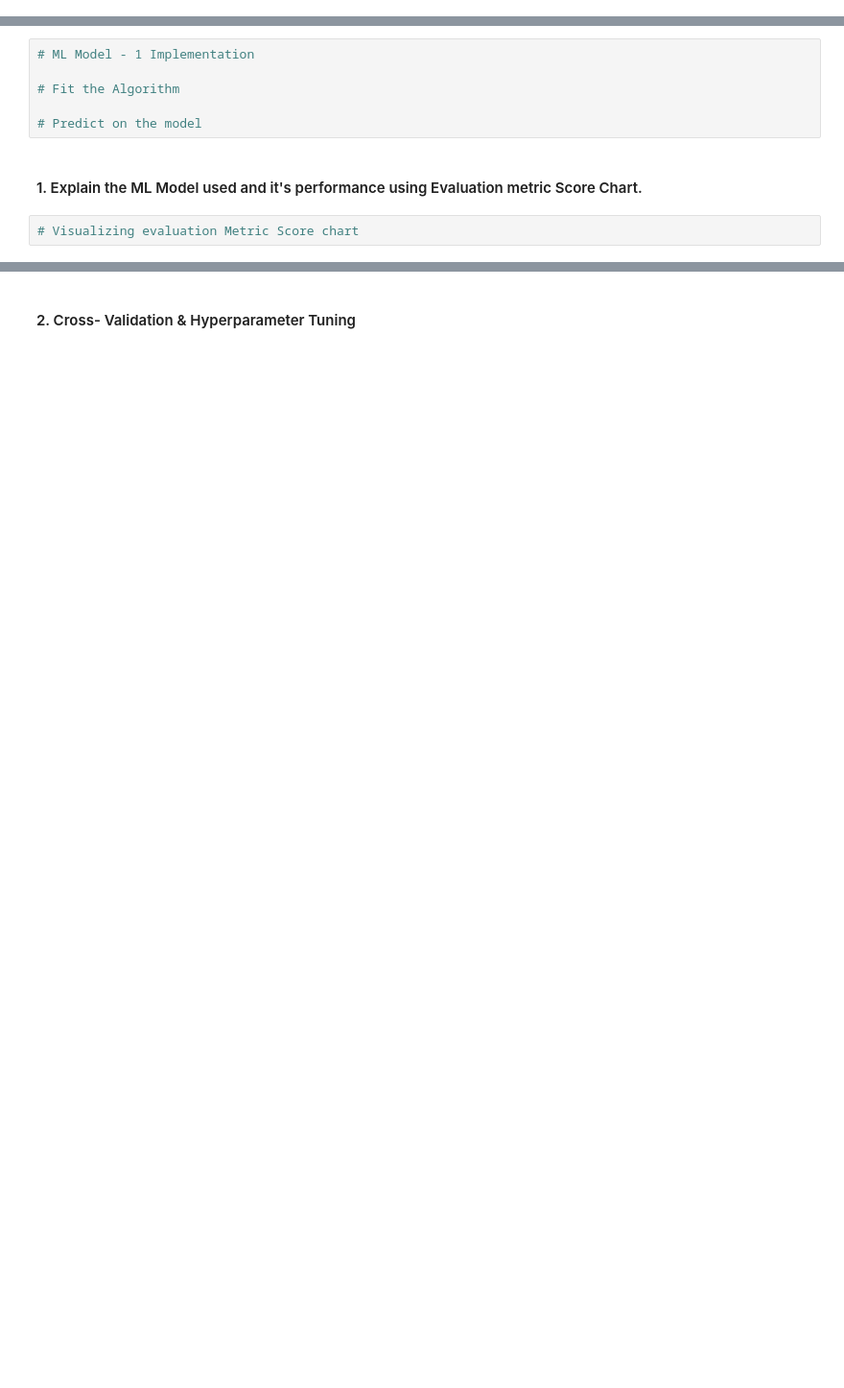
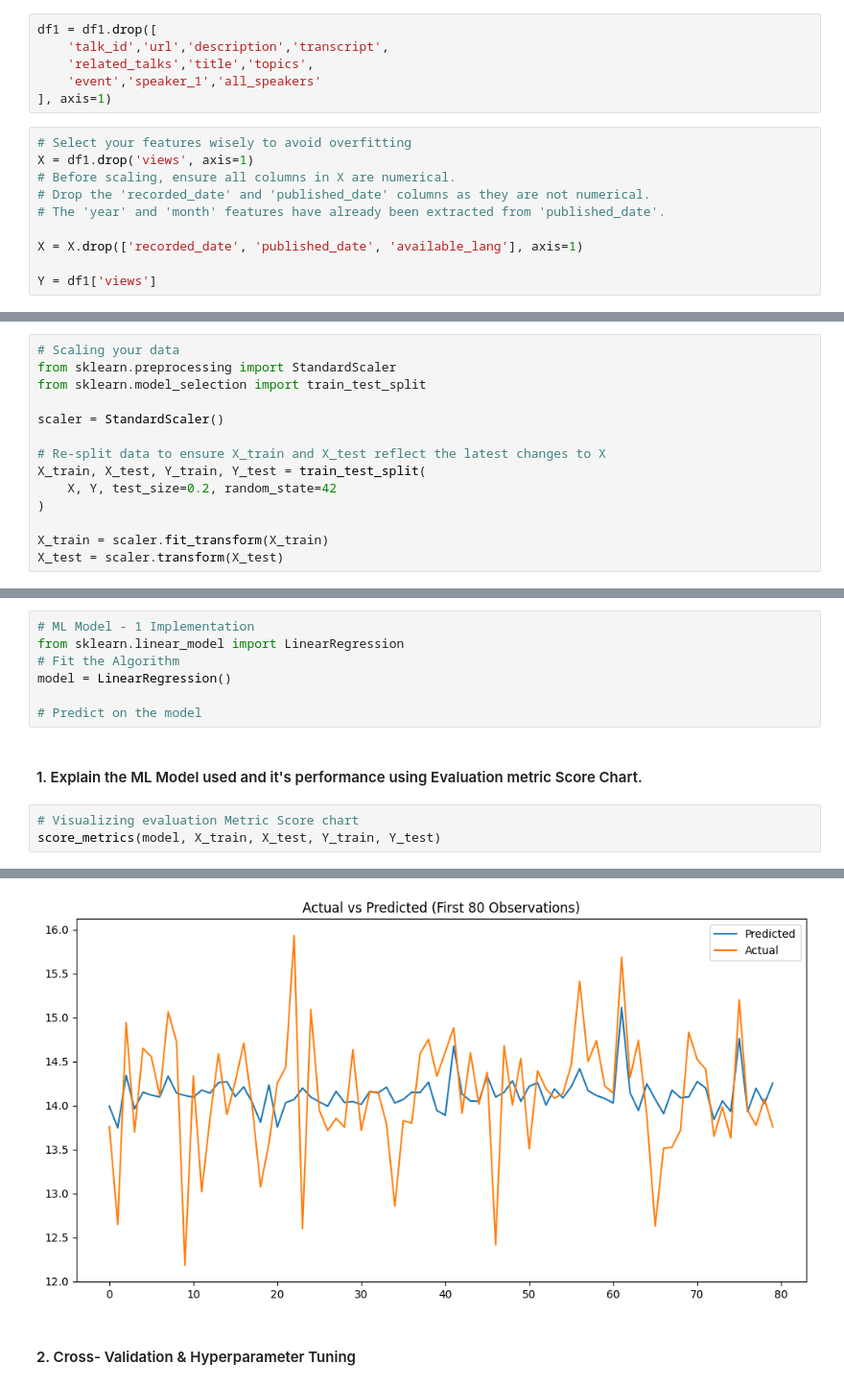
Before and after one commit to Saluja50/ted-talk-views-prediction-model, a Jupyter notebook: ted_talk_views_prediction_model.ipynb, the cells around one changed output, grey strips where cells are left out. Shown at 96% size. Cells and saved outputs as stored; diff of their text form; blank space fills up the shorter version.

```diff
--- a/ted_talk_views_prediction_model.ipynb
+++ b/ted_talk_views_prediction_model.ipynb
@@ -979,0 +990,16 @@ Answer Here.
+# %%
+df1 = df1.drop([
+    'talk_id','url','description','transcript',
+    'related_talks','title','topics',
+    'event','speaker_1','all_speakers'
+], axis=1)
+# %%
+# Select your features wisely to avoid overfitting
+X = df1.drop('views', axis=1)
+# Before scaling, ensure all columns in X are numerical.
+# Drop the 'recorded_date' and 'published_date' columns as they are not numerical.
+# The 'year' and 'month' features have already been extracted from 'published_date'.
+
+X = X.drop(['recorded_date', 'published_date', 'available_lang'], axis=1)
+
+Y = df1['views']
@@ -998,3 +1081,17 @@ Answer Here.
+# %%
+# Scaling your data
+from sklearn.preprocessing import StandardScaler
+from sklearn.model_selection import train_test_split
+
+scaler = StandardScaler()
+
+# Re-split data to ensure X_train and X_test reflect the latest changes to X
+X_train, X_test, Y_train, Y_test = train_test_split(
+    X, Y, test_size=0.2, random_state=42
+)
+
+X_train = scaler.fit_transform(X_train)
+X_test = scaler.transform(X_test)
 # %% [markdown]
 ##### Which method have you used to scale you data and why?
 # %% [markdown]
@@ -1035,11 +1178,14 @@ Answer Here.
 ### ML Model - 1
 # %%
 # ML Model - 1 Implementation
-
+from sklearn.linear_model import LinearRegression
 # Fit the Algorithm
+model = LinearRegression()
 
 # Predict on the model
 # %% [markdown]
 #### 1. Explain the ML Model used and it's performance using Evaluation metric Score Chart.
 # %%
 # Visualizing evaluation Metric Score chart
+score_metrics(model, X_train, X_test, Y_train, Y_test)
+# %% [output]
@@ -1046,2 +1203,3 @@ Answer Here.
+[figure, added]
 # %% [markdown]
 #### 2. Cross- Validation & Hyperparameter Tuning
```
Also changed, not shown: parts of 113 cells of this notebook.
